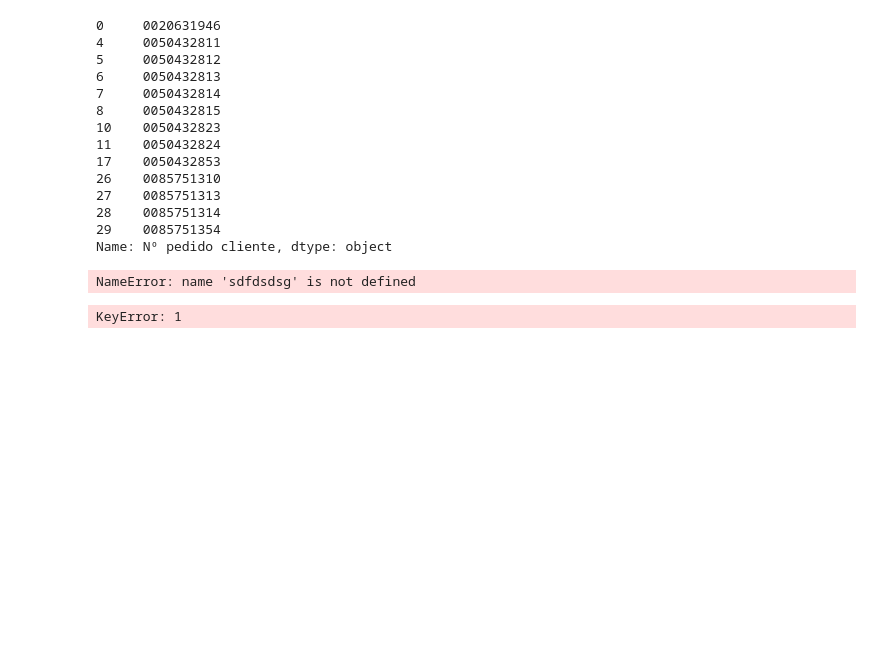
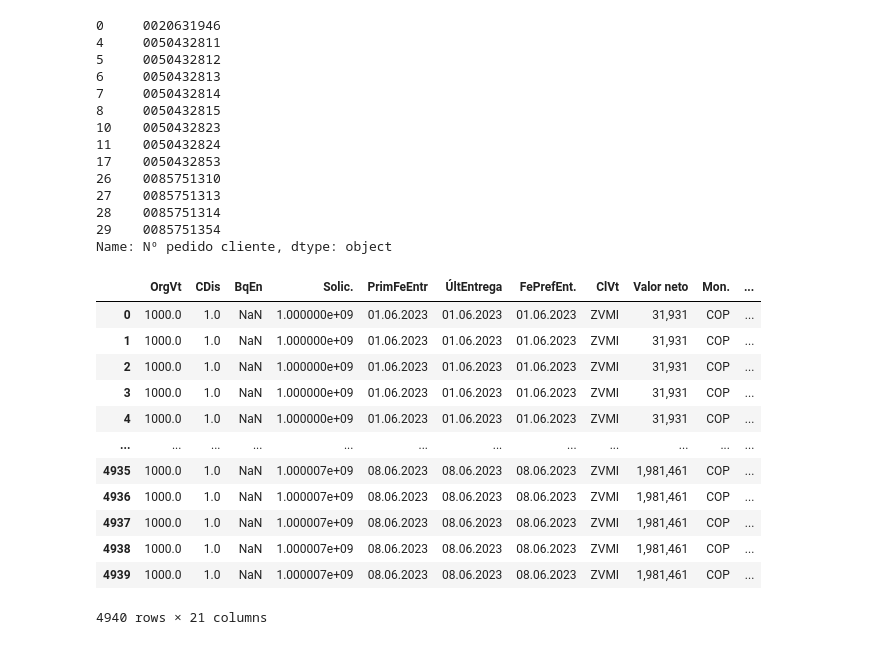
Before and after one commit to DidierMRTZ/Bot_Automa_SAP, a Jupyter notebook: Automatizaciones Prebel/Bot_Disnal_Pendientes/bot_pendiente_Disnal.ipynb, the cells around one changed output. Saved outputs shown, nothing was run; the diff lists cells and outputs as text; code cells hidden in the pictures; blank space fills up the shorter version.

```diff
--- a/Automatizaciones Prebel/Bot_Disnal_Pendientes/bot_pendiente_Disnal.ipynb
+++ b/Automatizaciones Prebel/Bot_Disnal_Pendientes/bot_pendiente_Disnal.ipynb
@@ -441,9 +422,21 @@ Data_ZSD110_Pedidos_Exito_Cencosub=pd.read_csv(url_ZSD037_Pedidos_Exito_Cencosub
 Data_ZSD110_Pedidos_Exito_Cencosub=Funtions.Clean_Columns(Data_ZSD110_Pedidos_Exito_Cencosub)
 Data_ZSD110_Pedidos_Exito_Cencosub=Funtions.default_column(default_column_Pedidos,Data_ZSD110_Pedidos_Exito_Cencosub)
 Data_ZSD110_Pedidos_Exito_Cencosub=Data_ZSD110_Pedidos_Exito_Cencosub[Data_ZSD110_Pedidos_Exito_Cencosub['Nº pedido cliente'].notnull()]
+# %%
+Data_ZSD110_Pedidos_Exito_Cencosub
+# %% [output]
+|  | OrgVt | CDis | BqEn | Solic. | PrimFeEntr | ÚltEntrega | FePrefEnt. | ClVt | Valor neto | Mon. | ... |
+| 0 | 1000.0 | 1.0 | NaN | 1.000000e+09 | 01.06.2023 | 01.06.2023 | 01.06.2023 | ZVMI | 31,931 | COP | ... |
+| 1 | 1000.0 | 1.0 | NaN | 1.000000e+09 | 01.06.2023 | 01.06.2023 | 01.06.2023 | ZVMI | 31,931 | COP | ... |
+| 2 | 1000.0 | 1.0 | NaN | 1.000000e+09 | 01.06.2023 | 01.06.2023 | 01.06.2023 | ZVMI | 31,931 | COP | ... |
+| 3 | 1000.0 | 1.0 | NaN | 1.000000e+09 | 01.06.2023 | 01.06.2023 | 01.06.2023 | ZVMI | 31,931 | COP | ... |
+| 4 | 1000.0 | 1.0 | NaN | 1.000000e+09 | 01.06.2023 | 01.06.2023 | 01.06.2023 | ZVMI | 31,931 | COP | ... |
+| ... | ... | ... | ... | ... | ... | ... | ... | ... | ... | ... | ... |
+| 4935 | 1000.0 | 1.0 | NaN | 1.000007e+09 | 08.06.2023 | 08.06.2023 | 08.06.2023 | ZVMI | 1,981,461 | COP | ... |
+| 4936 | 1000.0 | 1.0 | NaN | 1.000007e+09 | 08.06.2023 | 08.06.2023 | 08.06.2023 | ZVMI | 1,981,461 | COP | ... |
+| 4937 | 1000.0 | 1.0 | NaN | 1.000007e+09 | 08.06.2023 | 08.06.2023 | 08.06.2023 | ZVMI | 1,981,461 | COP | ... |
+| 4938 | 1000.0 | 1.0 | NaN | 1.000007e+09 | 08.06.2023 | 08.06.2023 | 08.06.2023 | ZVMI | 1,981,461 | COP | ... |
+| 4939 | 1000.0 | 1.0 | NaN | 1.000007e+09 | 08.06.2023 | 08.06.2023 | 08.06.2023 | ZVMI | 1,981,461 | COP | ... |
+4940 rows × 21 columns
 # %%
 Tabla_Agenda_Exito_ZVMI["Nº pedido cliente"].to_clipboard(index=False, header=False)
-# %%
-123213*sdfdsdsg
-# %% [output]
-NameError: name 'sdfdsdsg' is not defined
@@ -451,8 +446,20 @@ NameError: name 'sdfdsdsg' is not defined
 transsaccion_ZSD10="ZSD10"
 provision_ZSD10="PEDIDOS"
 variant_ZSD10="JESPINOSAP"
-def Search_ZSD10(transsaccion_ZSD10,Series,variant,provision,session):
-    session.StartTransaction(transsaccion_ZSD10)
+
+
+
+
+def Search_ZSD10(transsaccion,Series,variant,provision,session):
+    """
+    Transsaccion: Transsacion a buscar
+    Series: Columna del dataframe que quiero copiar
+    session: session del usuario
+    variant: Variante a buscar
+    provision: disposicion de interes
+    session: session activa
+    """
+    session.StartTransaction(transsaccion)
     session.findById("wnd[0]/tbar[1]/btn[17]").press()
     session.findById("wnd[1]/usr/txtV-LOW").text = provision
     session.findById("wnd[1]/usr/txtENAME-LOW").text = variant
@@ -463,8 +470,14 @@ def Search_ZSD10(transsaccion_ZSD10,Series,variant,provision,session):
     session.findById("wnd[1]/tbar[0]/btn[24]").press()
     session.findById("wnd[1]/tbar[0]/btn[8]").press()
     session.findById("wnd[0]/tbar[1]/btn[8]").press()
+    try:
+        tabla=session.findById("wnd[0]/usr/cntlCONTAINER/shellcont/shell")
+        return(tabla)
+    except:
+        return(session)
 
 
-Search_ZSD10(transsaccion_ZSD10,variant_ZSD10,Tabla_Agenda_Exito_ZVMI["Nº pedido cliente"],provision_ZSD10,session)
+Search_ZSD10(transsaccion_ZSD10,Tabla_Agenda_Exito_Cencosub_ZVMI,variant_ZSD10,provision_ZSD10,session)
+Name_ZSD010_Exito_Cencosub_ZVMI="Exito_Cencosub_ZVMI"
+Ruta_Exito_ZSD010_ZVMI="C:\\Users\\prac.ingindustrial2\\OneDrive - Prebel S.A\\Escritorio\\SAP\\Archivos_CSV\\"
+SAP_GUI.Export_TXT2(Name_ZSD010_Exito_Cencosub_ZVMI,session,Ruta_Exito_ZSD010_ZVMI)
-# %% [output]
-KeyError: 1
```
Also changed, not shown: parts of 26 cells of this notebook.
